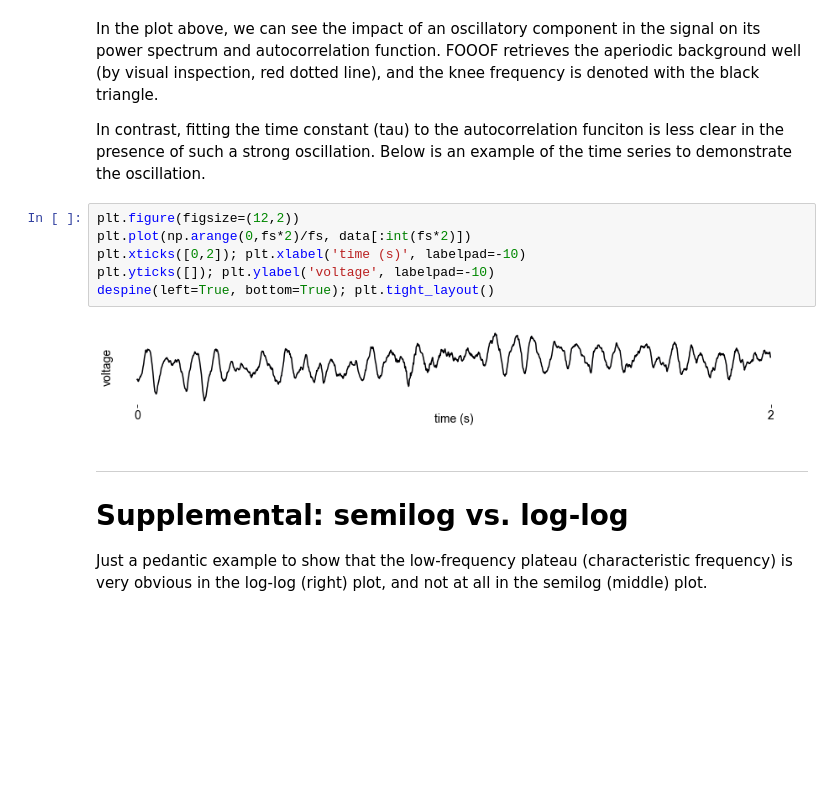
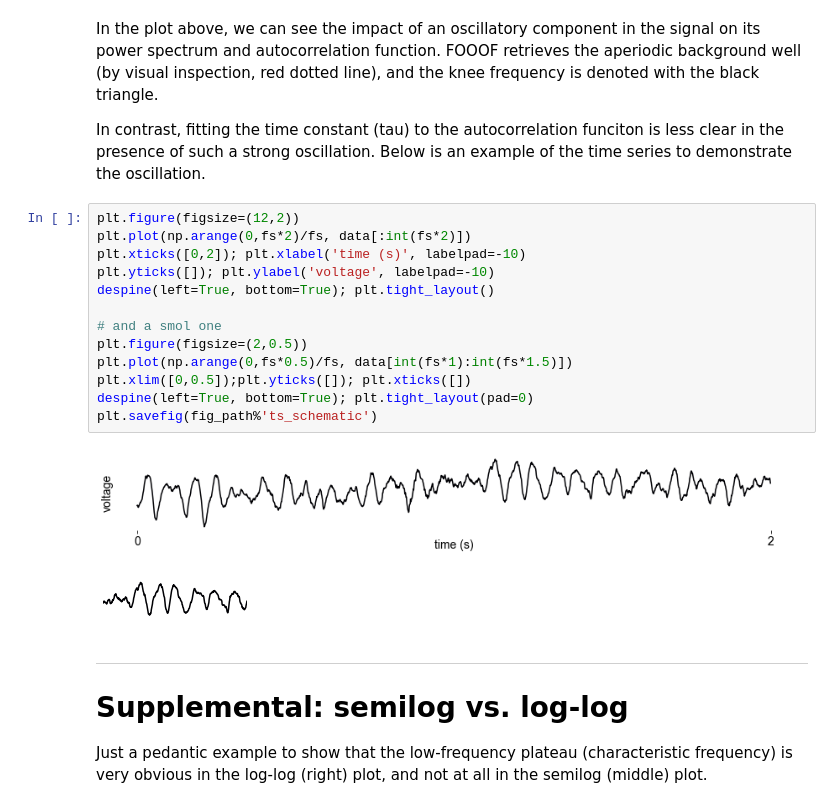
Before and after one commit to rdgao/field-echos, a Jupyter notebook: notebooks/2a_sim_method_schematic.ipynb, the cells around one changed output. Saved outputs shown, nothing was run; the diff lists cells and outputs as text; blank space fills up the shorter version.

```diff
--- a/notebooks/2a_sim_method_schematic.ipynb
+++ b/notebooks/2a_sim_method_schematic.ipynb
@@ -300,11 +300,19 @@ In contrast, fitting the time constant (tau) to the autocorrelation funciton is
 # %%
 plt.figure(figsize=(12,2))
 plt.plot(np.arange(0,fs*2)/fs, data[:int(fs*2)])
 plt.xticks([0,2]); plt.xlabel('time (s)', labelpad=-10)
 plt.yticks([]); plt.ylabel('voltage', labelpad=-10)
 despine(left=True, bottom=True); plt.tight_layout()
+
+# and a smol one
+plt.figure(figsize=(2,0.5))
+plt.plot(np.arange(0,fs*0.5)/fs, data[int(fs*1):int(fs*1.5)])
+plt.xlim([0,0.5]);plt.yticks([]); plt.xticks([])
+despine(left=True, bottom=True); plt.tight_layout(pad=0)
+plt.savefig(fig_path%'ts_schematic')
 # %% [output]
 [figure]
+[figure, added]
 # %% [markdown]
 ---
 # Supplemental: semilog vs. log-log
```
Also changed, not shown: 35 other files.
